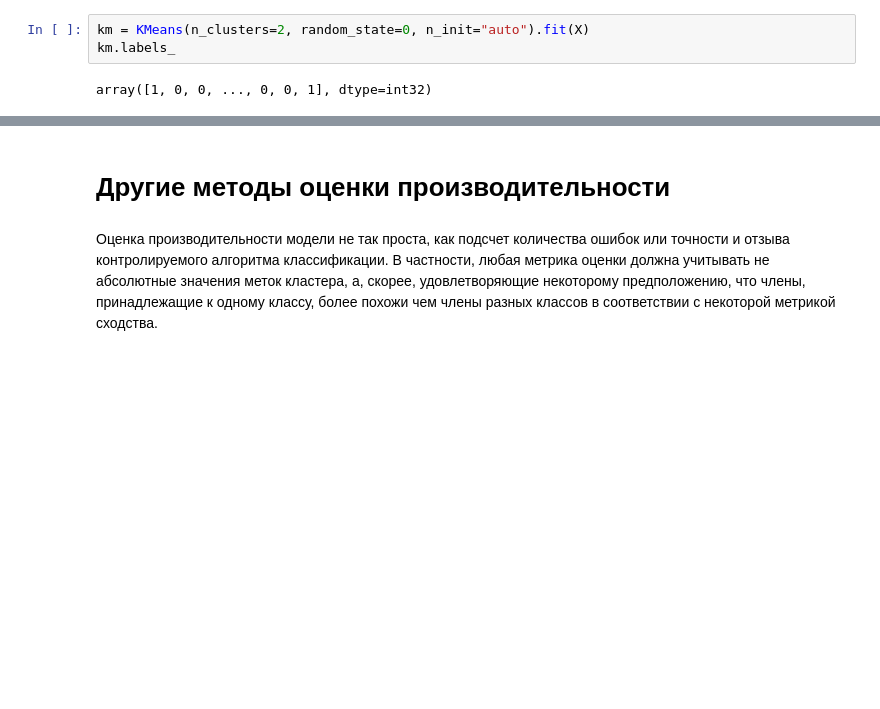
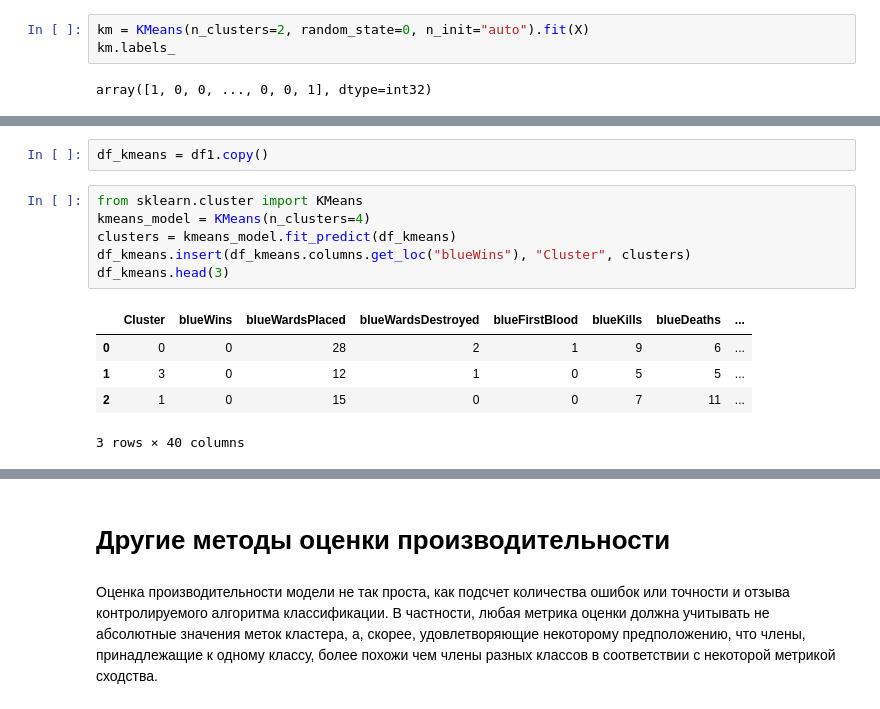
Before and after one commit to vn322/Cod_future, a Jupyter notebook: Метод_k_средних.ipynb, the cells around one changed output, grey strips where cells are left out. Cells and saved outputs as stored; diff of their text form; blank space fills up the shorter version.

```diff
--- a/Метод_k_средних.ipynb
+++ b/Метод_k_средних.ipynb
@@ -322,0 +323,14 @@ sns.scatterplot(x="blueKills", y="blueDeaths",hue = 'Clusters',  data=df_kmeans,
+# %%
+df_kmeans = df1.copy()
+# %%
+from sklearn.cluster import KMeans
+kmeans_model = KMeans(n_clusters=4)
+clusters = kmeans_model.fit_predict(df_kmeans)
+df_kmeans.insert(df_kmeans.columns.get_loc("blueWins"), "Cluster", clusters)
+df_kmeans.head(3)
+# %% [output]
+|  | Cluster | blueWins | blueWardsPlaced | blueWardsDestroyed | blueFirstBlood | blueKills | blueDeaths | ... |
+| 0 | 0 | 0 | 28 | 2 | 1 | 9 | 6 | ... |
+| 1 | 3 | 0 | 12 | 1 | 0 | 5 | 5 | ... |
+| 2 | 1 | 0 | 15 | 0 | 0 | 7 | 11 | ... |
+3 rows × 40 columns
```
Also changed, not shown: parts of 19 cells of this notebook.
